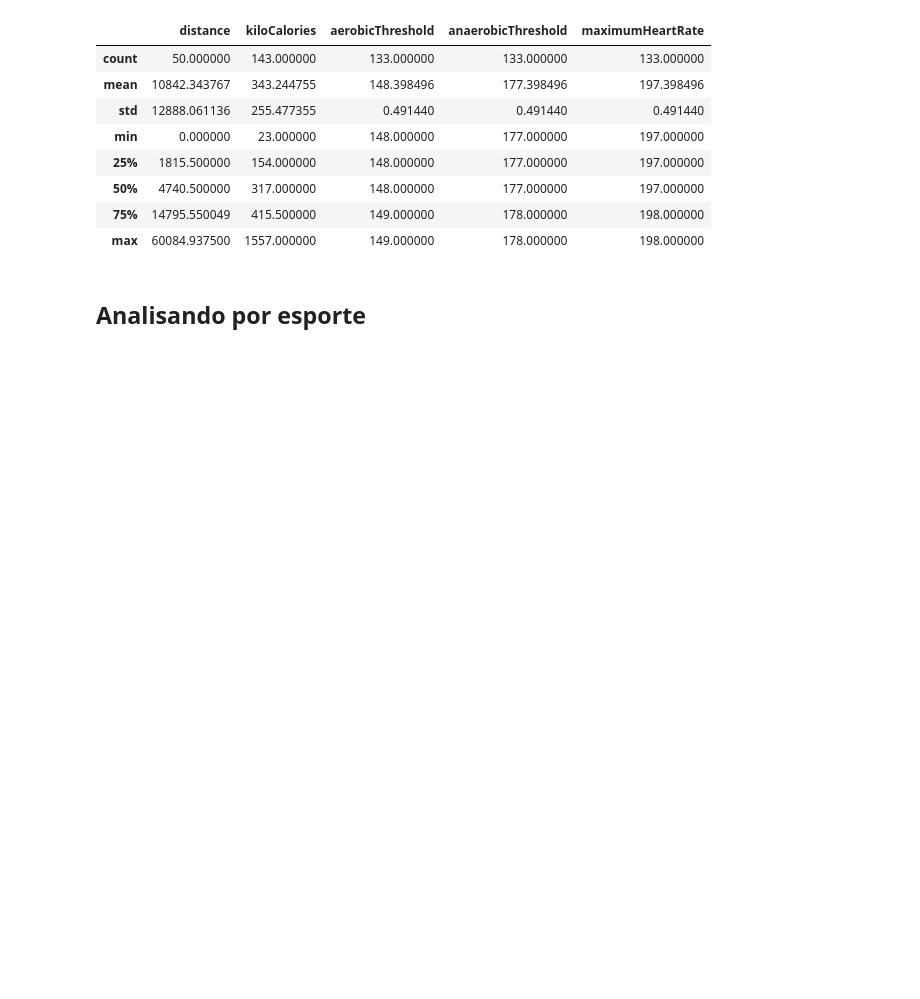
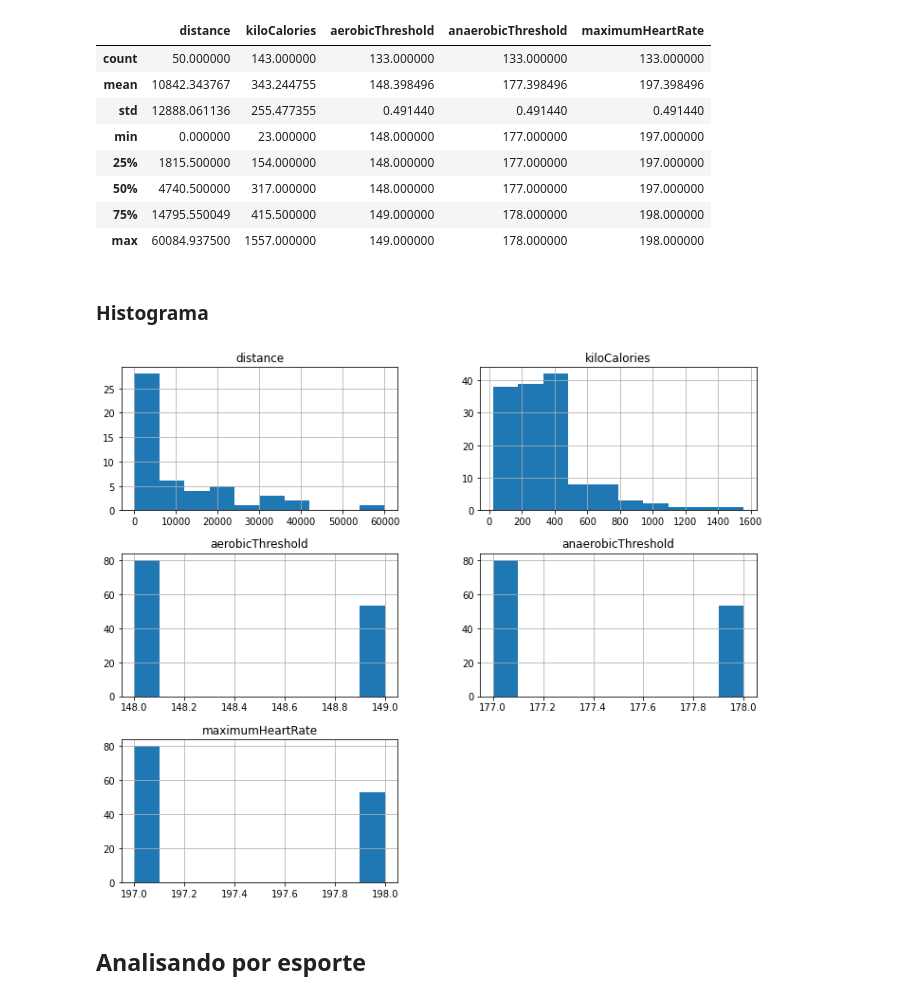
Before and after one commit to juliosaopedro/polar-sample-database, a Jupyter notebook: Hackaton_IESB.ipynb, the cells around one changed output. Saved outputs shown, nothing was run; the diff lists cells and outputs as text; code cells hidden in the pictures; blank space fills up the shorter version.

```diff
--- a/Hackaton_IESB.ipynb
+++ b/Hackaton_IESB.ipynb
@@ -99,6 +111,12 @@ df_tratado.describe()
 | 50% | 4740.500000 | 317.000000 | 148.000000 | 177.000000 | 197.000000 |
 | 75% | 14795.550049 | 415.500000 | 149.000000 | 178.000000 | 198.000000 |
 | max | 60084.937500 | 1557.000000 | 149.000000 | 178.000000 | 198.000000 |
+# %% [markdown]
+### Histograma
+# %%
+df_tratado.hist(figsize=(12,10));
+# %% [output]
+[figure, added]
 # %% [markdown]
 ## Analisando por esporte
 # %%
```
Also changed, not shown: parts of 4 cells of this notebook.
